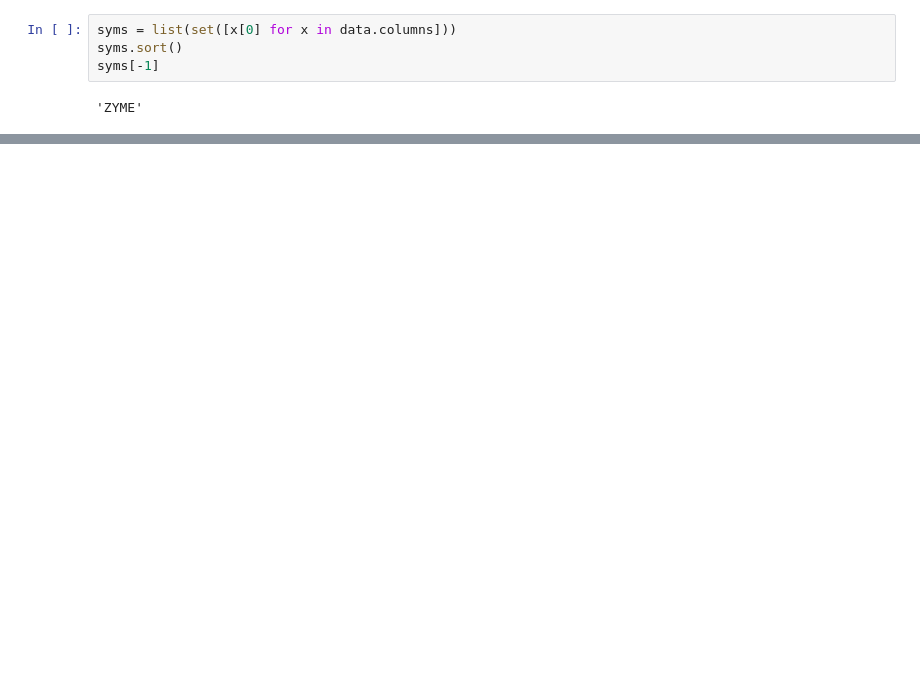
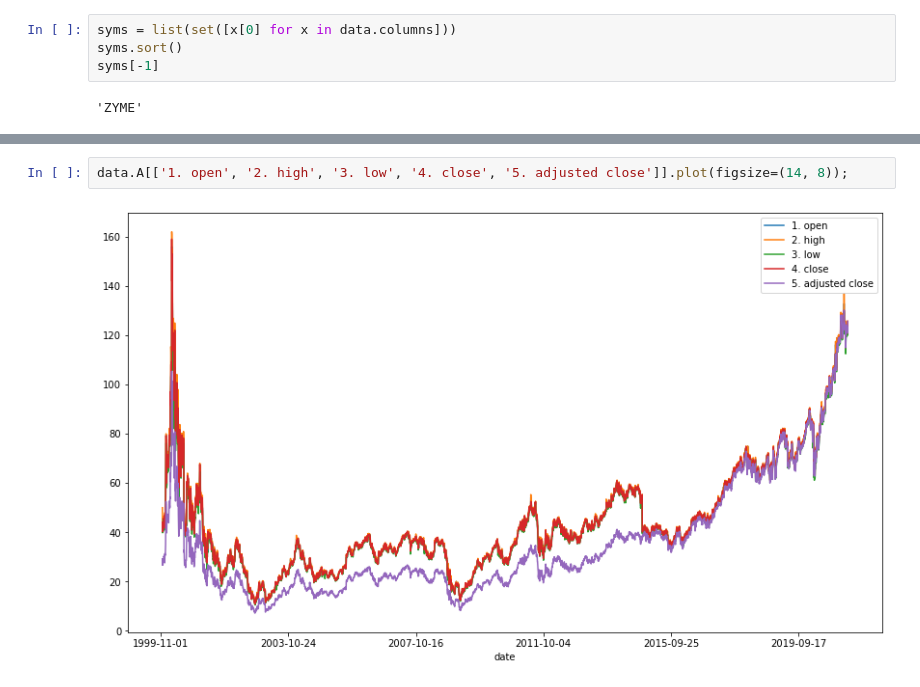
Before and after one commit to Maltanno/Capstone_project, a Jupyter notebook: Data Processing 2.ipynb, the cells around one changed output, grey strips where cells are left out. Saved outputs shown, nothing was run; the diff lists cells and outputs as text; blank space fills up the shorter version.

Commit message:
Work on full data

```diff
--- a/Data Processing 2.ipynb
+++ b/Data Processing 2.ipynb
@@ -120,0 +46,4 @@ range_df.head()
+# %%
+data.A[['1. open', '2. high', '3. low', '4. close', '5. adjusted close']].plot(figsize=(14, 8));
+# %% [output]
+[figure, added]
```
Also changed, not shown: parts of 22 cells of this notebook, 3 other files.
